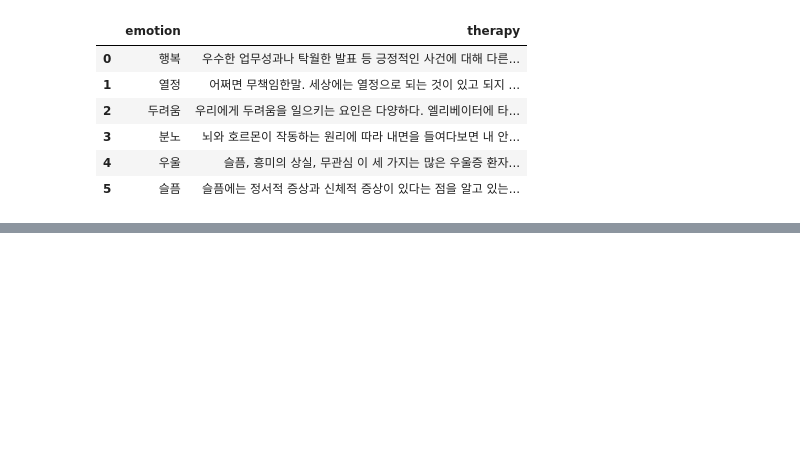
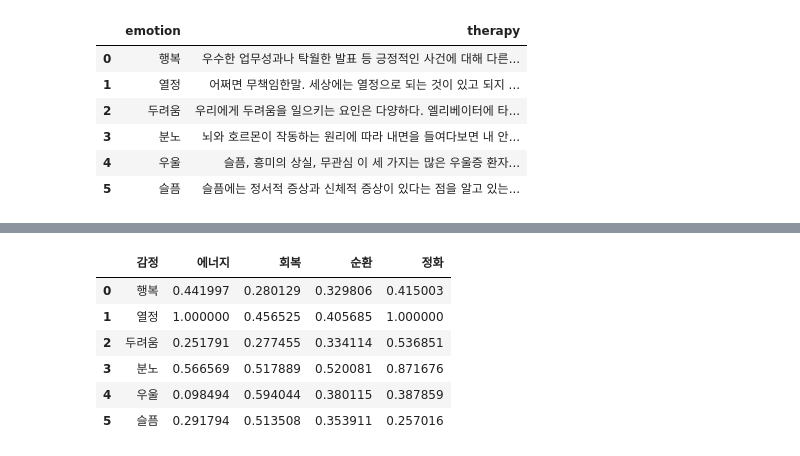
Before and after one commit to sigongjoa/emotion_thearpy, a Jupyter notebook: notebooks/check_emtion_data.ipynb, the cells around one changed output, grey strips where cells are left out. Cells and saved outputs as stored; diff of their text form; code cells hidden in the pictures; blank space fills up the shorter version.

```diff
--- a/notebooks/check_emtion_data.ipynb
+++ b/notebooks/check_emtion_data.ipynb
@@ -294,0 +249,11 @@ XYZ.sim_word_to_csv(1000,f'simwords {topn} in wiki data.csv')
+# %%
+hXYZ = check_data(h_data)
+hXYZ.todf("../result/emotion_estimation_hand_craft.csv")
+# %% [output]
+|  | 감정 | 에너지 | 회복 | 순환 | 정화 |
+| 0 | 행복 | 0.441997 | 0.280129 | 0.329806 | 0.415003 |
+| 1 | 열정 | 1.000000 | 0.456525 | 0.405685 | 1.000000 |
+| 2 | 두려움 | 0.251791 | 0.277455 | 0.334114 | 0.536851 |
+| 3 | 분노 | 0.566569 | 0.517889 | 0.520081 | 0.871676 |
+| 4 | 우울 | 0.098494 | 0.594044 | 0.380115 | 0.387859 |
+| 5 | 슬픔 | 0.291794 | 0.513508 | 0.353911 | 0.257016 |
```
Also changed, not shown: parts of 11 cells of this notebook, 9 other files.
